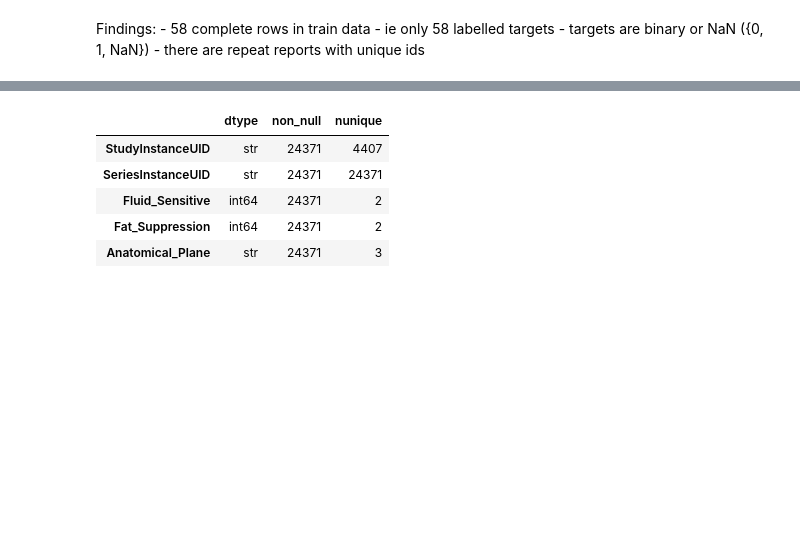
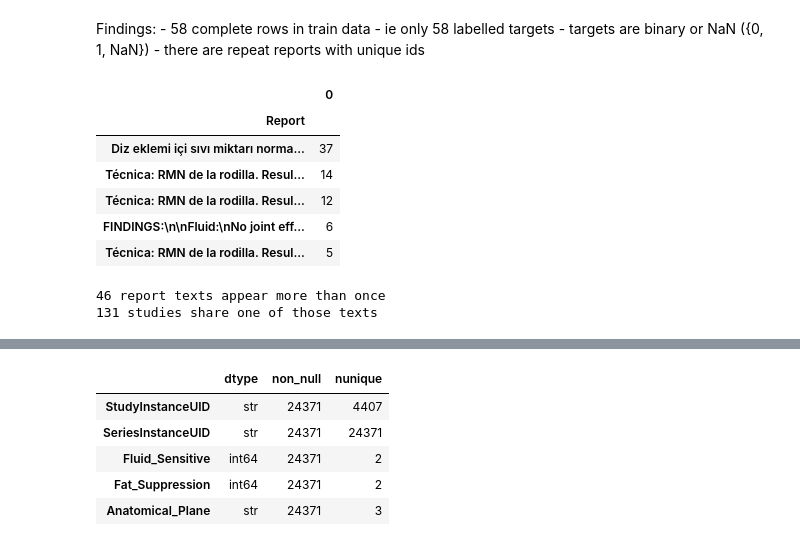
Before and after one commit to paramtully/RSNA-Knee-Abnormality-Detection, a Jupyter notebook: analysis.ipynb, the cells around one changed output, grey strips where cells are left out. Cells and saved outputs as stored; diff of their text form; code cells hidden in the pictures; blank space fills up the shorter version.

Commit message:
added additoinal section looking at the duplicate reports

```diff
--- a/analysis.ipynb
+++ b/analysis.ipynb
@@ -87,3 +95,25 @@ Findings:
         - ie only 58 labelled targets
     - targets are binary or NaN ({0, 1, NaN})
     - there are repeat reports with unique ids
+# %%
+# Duplicate report texts: how many, and how often?
+# duplicated(keep='first') drops the original row, so you only see copies 2..n.
+# groupby().value_counts() defaults to dropna=True, which drops almost every
+# unlabeled row (NaN in ACL/MCL/...) and can yield an empty table.
+report_counts = train.groupby("Report").size()
+
+dup_counts = pd.DataFrame(report_counts[report_counts > 1].sort_values(ascending=False))
+display(dup_counts.head())
+
+print(f"{dup_counts.shape[0]} report texts appear more than once")
+print(f"{dup_counts.sum()[0] - dup_counts.shape[0]} studies share one of those texts")
+# %% [output]
+|  | 0 |
+| Report |  |
+| Diz eklemi içi sıvı miktarı norma... | 37 |
+| Técnica: RMN de la rodilla. Resul... | 14 |
+| Técnica: RMN de la rodilla. Resul... | 12 |
+| FINDINGS:\n\nFluid:\nNo joint eff... | 6 |
+| Técnica: RMN de la rodilla. Resul... | 5 |
+46 report texts appear more than once
+131 studies share one of those texts
```
Also changed, not shown: parts of 9 cells of this notebook, 1 other file.
